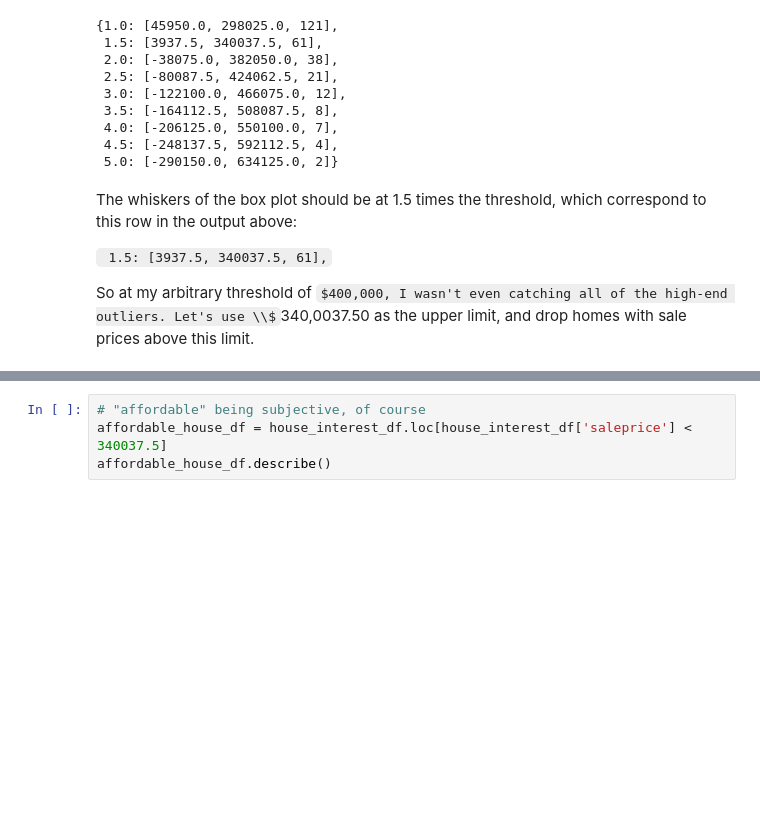
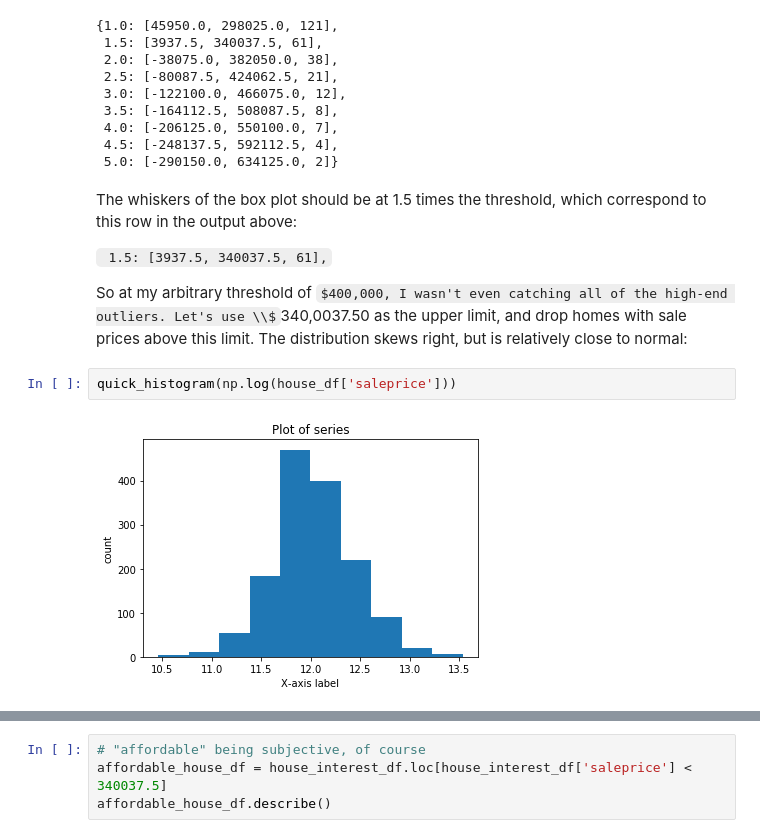
Before and after one commit to iamjeremybe/thinkful_data_science, a Jupyter notebook: Thinkful - Making predictions - house prices.ipynb, the cells around one changed output, grey strips where cells are left out. Cells and saved outputs as stored; diff of their text form; some formulas as TeX source; blank space fills up the shorter version.

```diff
--- a/Thinkful - Making predictions - house prices.ipynb
+++ b/Thinkful - Making predictions - house prices.ipynb
@@ -418,4 +418,8 @@ The whiskers of the box plot should be at 1.5 times the threshold, which corresp
 
 ` 1.5: [3937.5, 340037.5, 61],`
 
-So at my arbitrary threshold of $400,000, I wasn't even catching all of the high-end outliers. Let's use \\$340,0037.50 as the upper limit, and drop homes with sale prices above this limit.
+So at my arbitrary threshold of $400,000, I wasn't even catching all of the high-end outliers. Let's use \\$340,0037.50 as the upper limit, and drop homes with sale prices above this limit. The distribution skews right, but is relatively close to normal:
+# %%
+quick_histogram(np.log(house_df['saleprice']))
+# %% [output]
+[figure, added]
```
Also changed, not shown: parts of 10 cells of this notebook.
